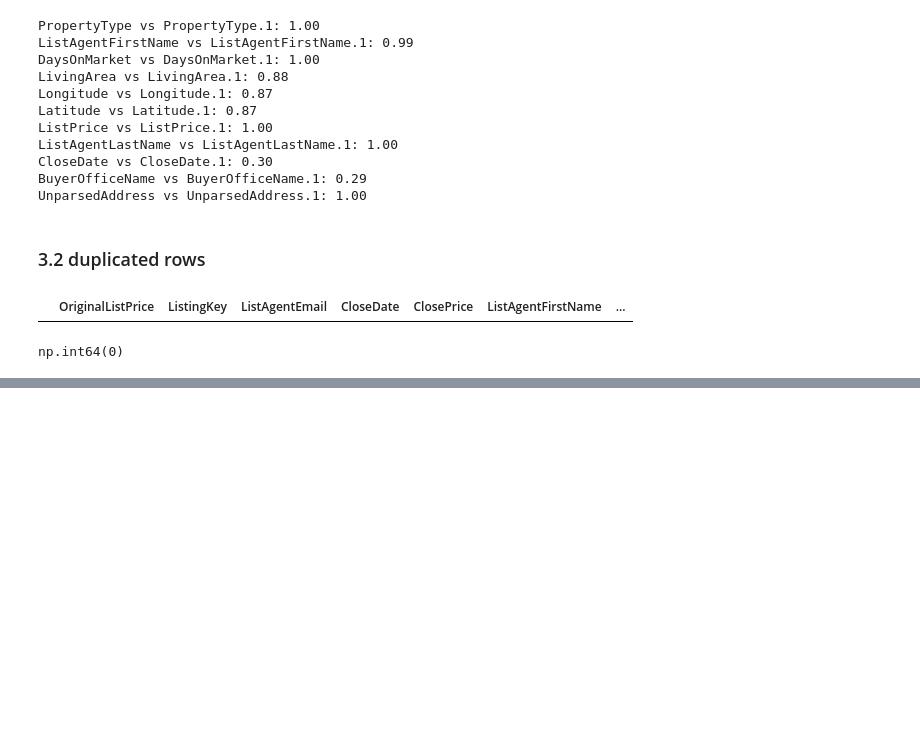
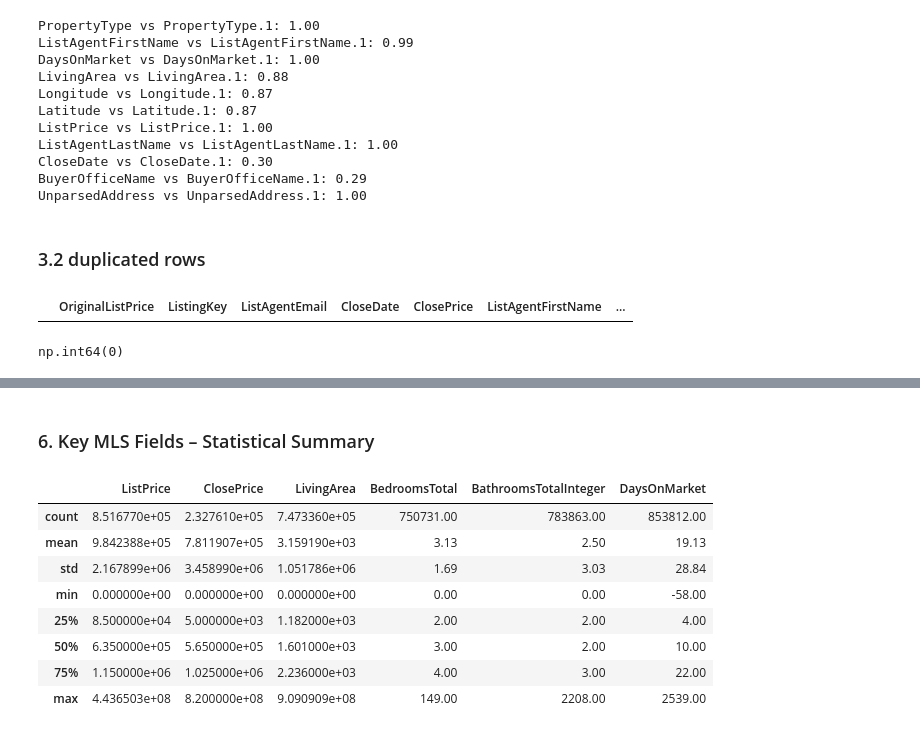
Before and after one commit to yoora07-ai/IDX-Exchange, a Jupyter notebook: Listing/data/Listing EDA.ipynb, the cells around one changed output, grey strips where cells are left out. Cells and saved outputs as stored; diff of their text form; code cells hidden in the pictures; blank space fills up the shorter version.

```diff
--- a/Listing/data/Listing EDA.ipynb
+++ b/Listing/data/Listing EDA.ipynb
@@ -171,0 +223,16 @@ np.int64(0)
+# %% [markdown]
+### 6. Key MLS Fields – Statistical Summary
+# %%
+# Numerical key fields summary
+key_num_cols = ['ListPrice', 'ClosePrice', 'LivingArea', 'BedroomsTotal', 'BathroomsTotalInteger', 'DaysOnMarket']
+listed[key_num_cols].describe().round(2)
+# %% [output]
+|  | ListPrice | ClosePrice | LivingArea | BedroomsTotal | BathroomsTotalInteger | DaysOnMarket |
+| count | 8.516770e+05 | 2.327610e+05 | 7.473360e+05 | 750731.00 | 783863.00 | 853812.00 |
+| mean | 9.842388e+05 | 7.811907e+05 | 3.159190e+03 | 3.13 | 2.50 | 19.13 |
+| std | 2.167899e+06 | 3.458990e+06 | 1.051786e+06 | 1.69 | 3.03 | 28.84 |
+| min | 0.000000e+00 | 0.000000e+00 | 0.000000e+00 | 0.00 | 0.00 | -58.00 |
+| 25% | 8.500000e+04 | 5.000000e+03 | 1.182000e+03 | 2.00 | 2.00 | 4.00 |
+| 50% | 6.350000e+05 | 5.650000e+05 | 1.601000e+03 | 3.00 | 2.00 | 10.00 |
+| 75% | 1.150000e+06 | 1.025000e+06 | 2.236000e+03 | 4.00 | 3.00 | 22.00 |
+| max | 4.436503e+08 | 8.200000e+08 | 9.090909e+08 | 149.00 | 2208.00 | 2539.00 |
```
Also changed, not shown: parts of 9 cells of this notebook.
